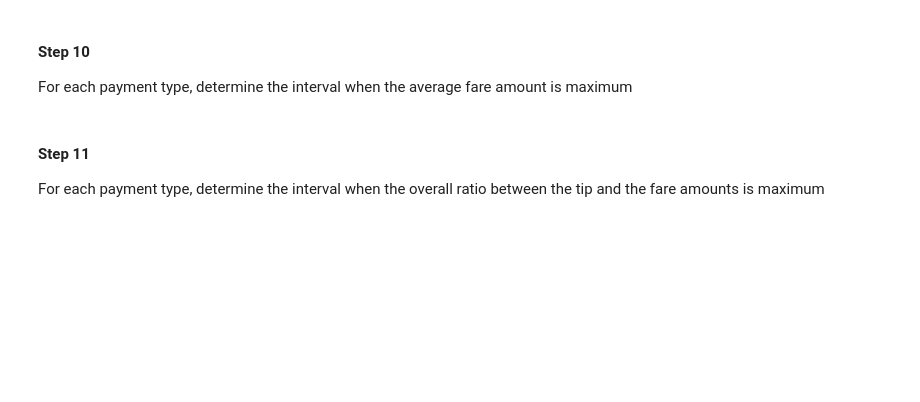
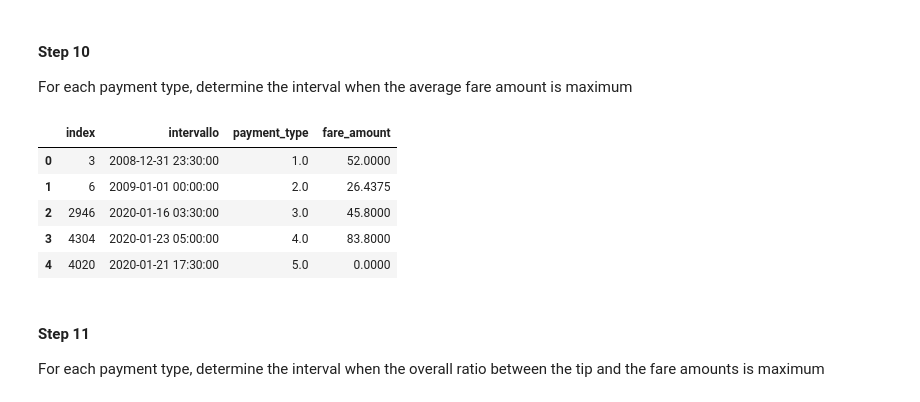
Before and after one commit to Cova18/Fondamenti-di-Informatica, a Jupyter notebook: Proggetto_Informatica.ipynb, the cells around one changed output. Drawn from its saved outputs; the diff is of its cells as text; code cells hidden in the pictures; blank space fills up the shorter version.

```diff
--- a/Proggetto_Informatica.ipynb
+++ b/Proggetto_Informatica.ipynb
@@ -162,6 +176,15 @@ dsGruppiFA
 # %% [markdown]
 #### Step 10
 For each payment type, determine the interval when the average fare amount is maximum
+# %%
+df_pay_int.loc[df_pay_int.groupby("payment_type")["fare_amount"].idxmax()].reset_index()
+# %% [output]
+|  | index | intervallo | payment_type | fare_amount |
+| 0 | 3 | 2008-12-31 23:30:00 | 1.0 | 52.0000 |
+| 1 | 6 | 2009-01-01 00:00:00 | 2.0 | 26.4375 |
+| 2 | 2946 | 2020-01-16 03:30:00 | 3.0 | 45.8000 |
+| 3 | 4304 | 2020-01-23 05:00:00 | 4.0 | 83.8000 |
+| 4 | 4020 | 2020-01-21 17:30:00 | 5.0 | 0.0000 |
 # %% [markdown]
 #### Step 11
 For each payment type, determine the interval when the overall ratio between the tip and the fare amounts is maximum
```
Also changed, not shown: parts of 2 cells of this notebook.
